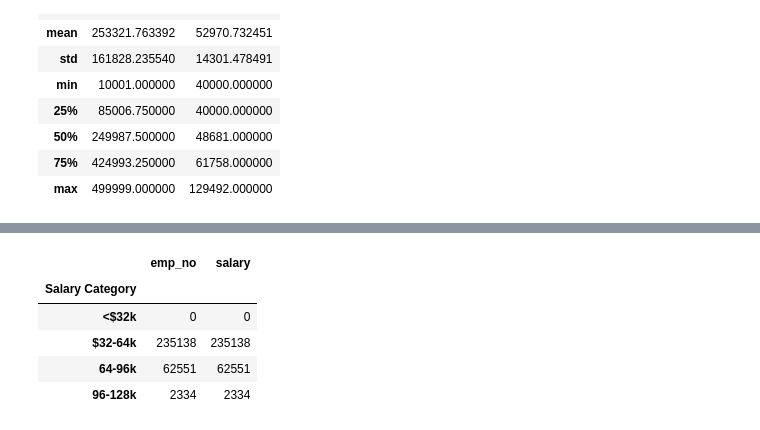
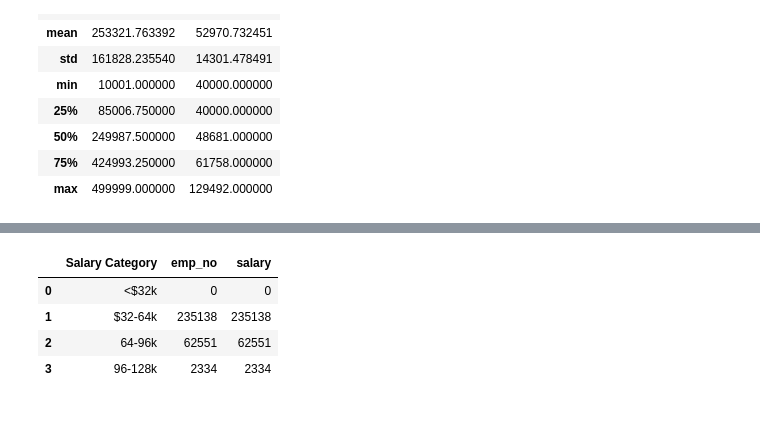
Before and after one commit to annabelcheong/sql-challenge, a Jupyter notebook: EmployeeSQL/bonus.ipynb, the cells around one changed output, grey strips where cells are left out. Saved outputs shown, nothing was run; the diff lists cells and outputs as text; code cells hidden in the pictures.

```diff
--- a/EmployeeSQL/bonus.ipynb
+++ b/EmployeeSQL/bonus.ipynb
@@ -85,26 +99,28 @@ salaries_df.head()
 # %%
 # Salary max is just under 130,000.
 
 #Create 4 bins
 #Range of bin = 130,000/4=32,000
 bins=[0,32000,64000,96000,128000]
 
 #Create group names
 group_names=["<$32k","$32-64k","64-96k","96-128k"]
 
 #Create new column with bin categories
 #Note: closed=left indicates the start value of range(left) is included but the right value of range(right) is not included.
 salaries_df["Salary Category"]=pd.cut(salaries_df["salary"], bins=bins, right=True, include_lowest=True, labels=group_names)
 salaries_df
 
 #Count emp_no by Salary Category grouping
 salaries_gp_df=salaries_df.groupby(["Salary Category"])
 salaries_gp_df=salaries_gp_df.count()
+#Reset index
+salaries_gp_df=salaries_gp_df.reset_index()
+
 salaries_gp_df
 # %% [output]
-|  | emp_no | salary |
-| Salary Category |  |  |
-| <$32k | 0 | 0 |
-| $32-64k | 235138 | 235138 |
-| 64-96k | 62551 | 62551 |
-| 96-128k | 2334 | 2334 |
+|  | Salary Category | emp_no | salary |
+| 0 | <$32k | 0 | 0 |
+| 1 | $32-64k | 235138 | 235138 |
+| 2 | 64-96k | 62551 | 62551 |
+| 3 | 96-128k | 2334 | 2334 |
```
Also changed, not shown: parts of 4 cells of this notebook, 1 other file.
